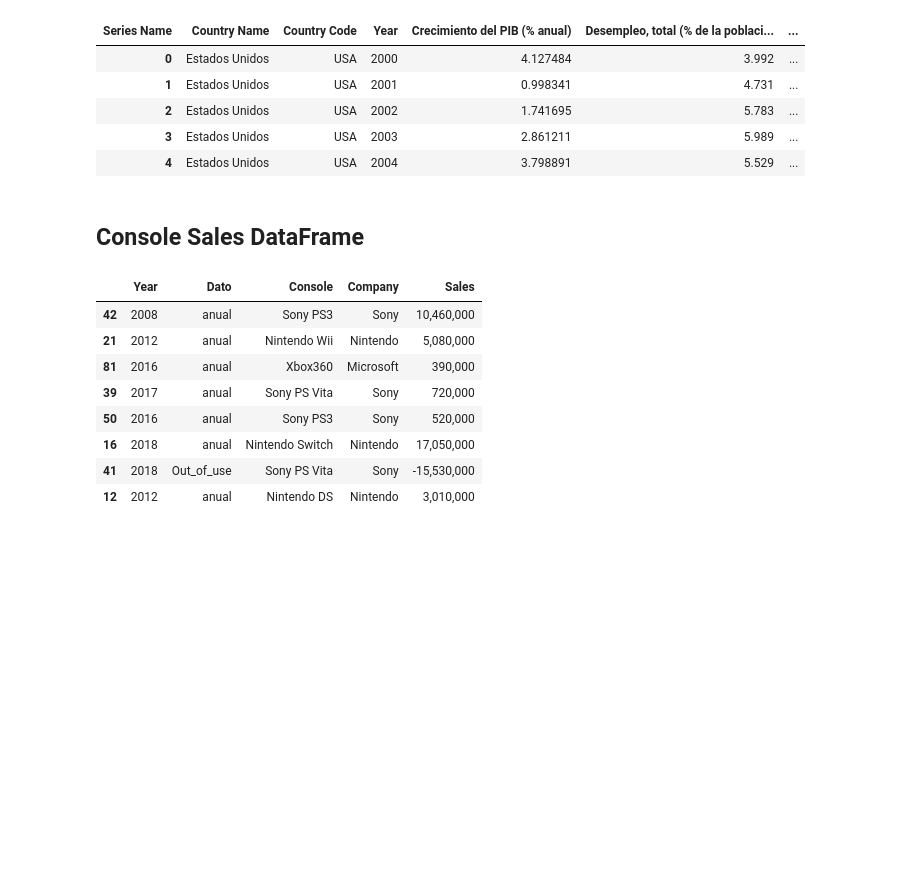
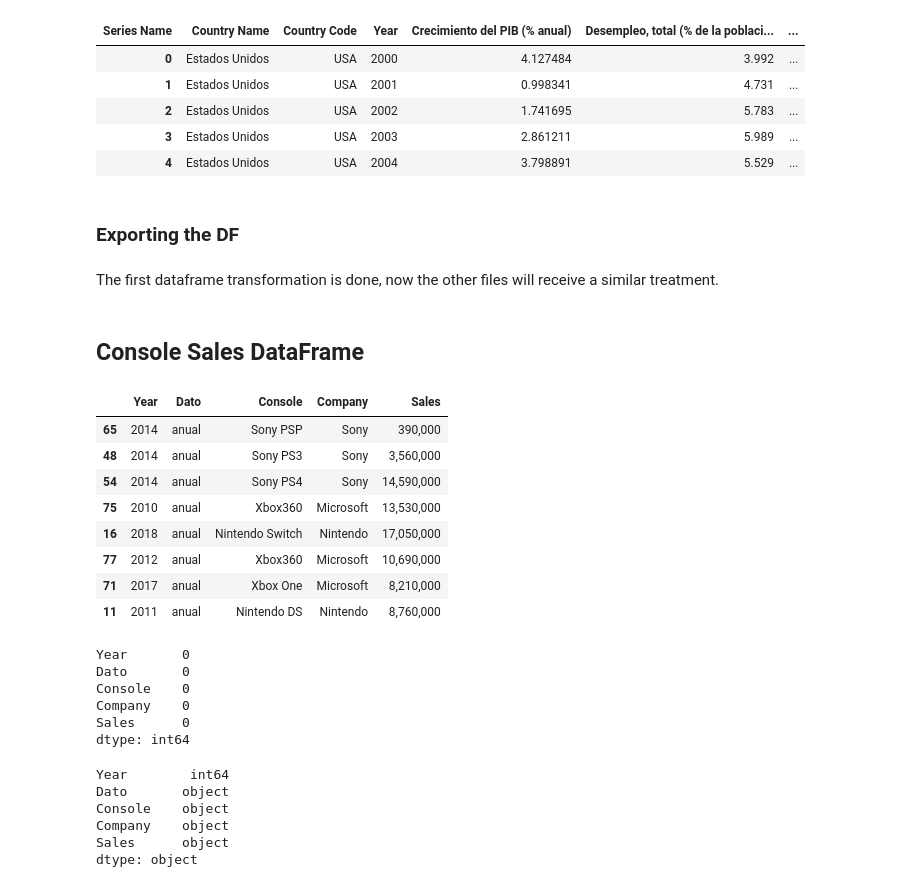
Before and after one commit to cristhianc001/videogame-data-analysis, a Jupyter notebook: notebooks/1. Data_Cleaning.ipynb, the cells around one changed output. Cells and saved outputs as stored; diff of their text form; code cells hidden in the pictures; blank space fills up the shorter version.

```diff
--- a/notebooks/1. Data_Cleaning.ipynb
+++ b/notebooks/1. Data_Cleaning.ipynb
@@ -298,3 +304,5 @@ wb_final.head()
 | 2 | Estados Unidos | USA | 2002 | 1.741695 | 5.783 | ... |
 | 3 | Estados Unidos | USA | 2003 | 2.861211 | 5.989 | ... |
 | 4 | Estados Unidos | USA | 2004 | 3.798891 | 5.529 | ... |
+# %% [markdown]
+### Exporting the DF
@@ -301,15 +311,35 @@ wb_final.head()
+# %% [markdown]
+The first dataframe transformation is done, now the other files will receive a similar treatment.
 # %% [markdown]
 ## Console Sales DataFrame
 # %%
-console_sales = pd.read_csv("../data/2 Console_sales.csv")
+console_sales = pd.read_csv("../raw_data/2 Console_sales.csv", encoding='utf-8')
 console_sales.sample(frac=0.1)
 # %% [output]
 |  | Year | Dato | Console | Company | Sales |
-| 42 | 2008 | anual | Sony PS3 | Sony | 10,460,000 |
-| 21 | 2012 | anual | Nintendo Wii | Nintendo | 5,080,000 |
-| 81 | 2016 | anual | Xbox360 | Microsoft | 390,000 |
-| 39 | 2017 | anual | Sony PS Vita | Sony | 720,000 |
-| 50 | 2016 | anual | Sony PS3 | Sony | 520,000 |
+| 65 | 2014 | anual | Sony PSP | Sony | 390,000 |
+| 48 | 2014 | anual | Sony PS3 | Sony | 3,560,000 |
+| 54 | 2014 | anual | Sony PS4 | Sony | 14,590,000 |
+| 75 | 2010 | anual | Xbox360 | Microsoft | 13,530,000 |
 | 16 | 2018 | anual | Nintendo Switch | Nintendo | 17,050,000 |
-| 41 | 2018 | Out_of_use | Sony PS Vita | Sony | -15,530,000 |
-| 12 | 2012 | anual | Nintendo DS | Nintendo | 3,010,000 |
+| 77 | 2012 | anual | Xbox360 | Microsoft | 10,690,000 |
+| 71 | 2017 | anual | Xbox One | Microsoft | 8,210,000 |
+| 11 | 2011 | anual | Nintendo DS | Nintendo | 8,760,000 |
+# %%
+console_sales.isnull().sum()
+# %% [output]
+Year       0
+Dato       0
+Console    0
+Company    0
+Sales      0
+dtype: int64
+# %%
+console_sales.dtypes
+# %% [output]
+Year        int64
+Dato       object
+Console    object
+Company    object
+Sales      object
+dtype: object
```
Also changed, not shown: parts of 39 cells of this notebook, 5 other files.
